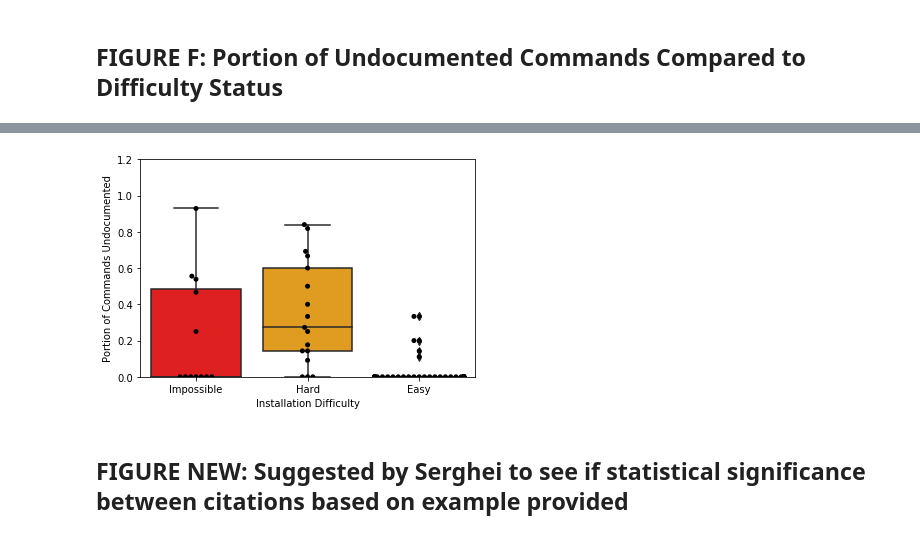
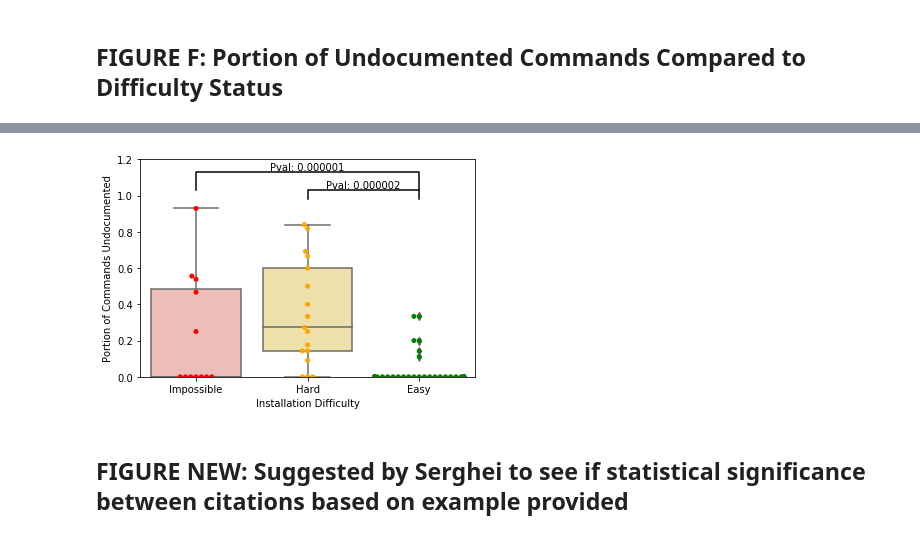
Before and after one commit to xubeisi/good.software, a Jupyter notebook: analysis/figure2_notebook.ipynb, the cells around one changed output, grey strips where cells are left out. Drawn from its saved outputs; the diff is of its cells as text; code cells hidden in the pictures.

```diff
--- a/analysis/figure2_notebook.ipynb
+++ b/analysis/figure2_notebook.ipynb
@@ -311,31 +539,34 @@ data.head(10)
 # %%
 data["Portion_Undocumented"] = (data["Commands"]-data["Commands_Listed"])/(data["Commands"] + data["Commands_Listed"])
-sns.boxplot(x="Difficulty_Status", y="Portion_Undocumented", data=data, palette=['red', 'orange', 'green'])
-sns.swarmplot(x="Difficulty_Status", y="Portion_Undocumented", data=data, palette=['black'])
+sns.boxplot(x="Difficulty_Status", y="Portion_Undocumented", data=data, palette=['#F5B7B1', '#F9E79F', '#82E0AA'])
+sns.swarmplot(x="Difficulty_Status", y="Portion_Undocumented", data=data, palette=['red', 'orange', 'green'])
 
-# statistical annotation
-# x1, x2 = 2, 3   # columns 'Sat' and 'Sun' (first column: 0, see plt.xticks())
-# y, h, col = data['Time_To_Install'].max() + 2, 2, 'k'
-# plt.plot([x1, x1, x2, x2], [y, y+h, y+h, y], lw=1.5, c=col)
-
-# #TODO run stats
-# plt.text((x1+x2)*.5, y+h, "ns", ha='center', va='bottom', color=col)
-
-x1, x2 = 0, 1
-y, h, col = data['Portion_Undocumented'].max() + 2, 2, 'k'
+x1, x2 = 0, 2
+y, h, col = data['Portion_Undocumented'].max() + 0.1, 0.1, 'k'
+# print data['Portion_Undocumented'].max()
 plt.plot([x1, x1, x2, x2], [y, y+h, y+h, y], lw=1.5, c=col)
 
-label_diff(0,1, '     P-Value: 0.000', ind, [1.0, 1.0, 1.0])
-# plt.text((x1+x2)*.5, y+h, 'Pval: %.2f'%(0.20000), ha='center', va='bottom', color=col)
+p_value = stats.ks_2samp(data[(data.Difficulty_Status==0)].Portion_Undocumented.tolist(),
+                         data[(data.Difficulty_Status==2)].Portion_Undocumented.tolist())
+plt.text((x1+x2)*.5, y+h, 'Pval: %.6f'%(p_value[1]), ha='center', va='bottom', color=col)
+
+x1, x2 = 1, 2
+y, h, col = data['Portion_Undocumented'].max() + 0.05, 0.05, 'k'
+# print data['Portion_Undocumented'].max()
+plt.plot([x1, x1, x2, x2], [y, y+h, y+h, y], lw=1.5, c=col)
+
+p_value = stats.ks_2samp(data[(data.Difficulty_Status==1)].Portion_Undocumented.tolist(),
+                         data[(data.Difficulty_Status==2)].Portion_Undocumented.tolist())
+plt.text((x1+x2)*.5, y+h, 'Pval: %.6f'%(p_value[1]), ha='center', va='bottom', color=col)
 
 plt.ylim(ymax=1.2)
 plt.ylim(ymin=0)
 plt.xlabel("Installation Difficulty")
 plt.ylabel("Portion of Commands Undocumented")
 plt.xticks(ind, labels, color='k')
 plt.show()
 # %% [output]
-[figure, old version]
+[figure, new version]
 # %% [markdown]
 ## FIGURE NEW: Suggested by Serghei to see if statistical significance between citations based on example provided
 # %%
```
Also changed, not shown: parts of 31 cells of this notebook.
